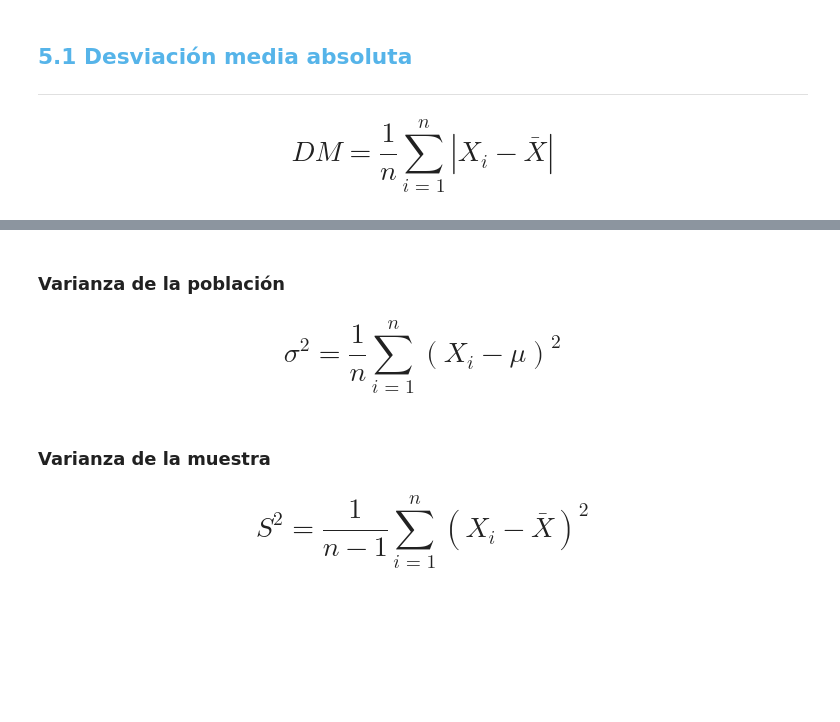
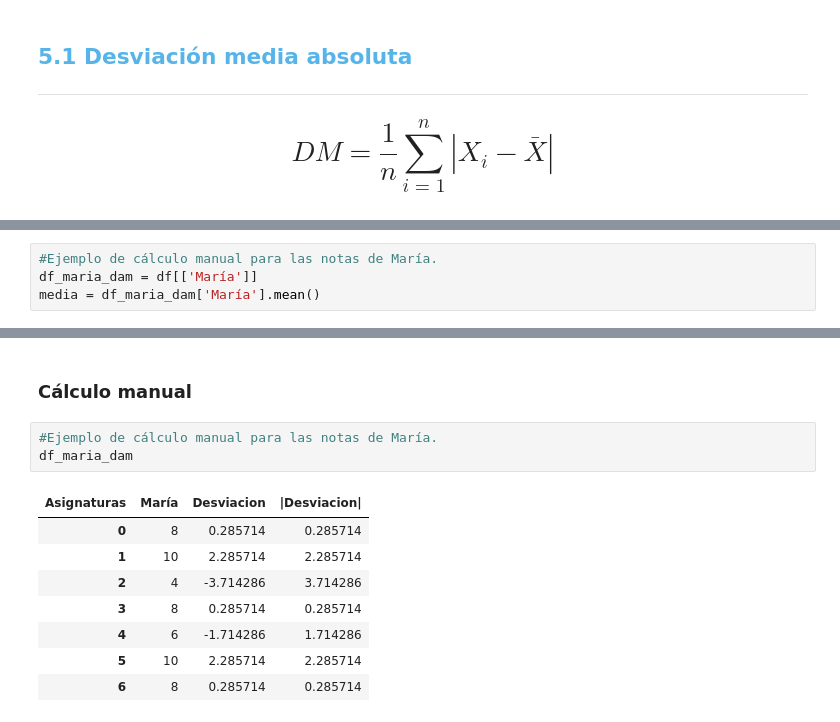
Before and after one commit to JLuceroVasquez/estadistica-con-python-frecuencia-y-medidas, a Jupyter notebook: Curso_de_Estadística_con_Python_1.ipynb, the cells around one changed output, grey strips where cells are left out. Drawn from its saved outputs; the diff is of its cells as text; blank space fills up the shorter version.

```diff
--- a/Curso_de_Estadística_con_Python_1.ipynb
+++ b/Curso_de_Estadística_con_Python_1.ipynb
@@ -1019,0 +1030,4 @@ Aunque las medidas de tendencia central y de localización proporcionan un resum
+# %%
+#Ejemplo de cálculo manual para las notas de María.
+df_maria_dam = df[['María']]
+media = df_maria_dam['María'].mean()
@@ -1024,8 +1081,14 @@ La varianza se construye a partir de las diferencias entre cada observación y l
-# %% [markdown]
-### Varianza de la población
-
-# $$\sigma^2 = \frac 1n\sum_{i=1}^{n}(X_i-\mu)^2$$
-# %% [markdown]
-### Varianza de la muestra
-
-# $$S^2 = \frac 1{n-1}\sum_{i=1}^{n}(X_i-\bar{X})^2$$
+# %% [markdown]
+### Cálculo manual
+# %%
+#Ejemplo de cálculo manual para las notas de María.
+df_maria_dam
+# %% [output]
+| Asignaturas | María | Desviacion | |Desviacion| |
+| 0 | 8 | 0.285714 | 0.285714 |
+| 1 | 10 | 2.285714 | 2.285714 |
+| 2 | 4 | -3.714286 | 3.714286 |
+| 3 | 8 | 0.285714 | 0.285714 |
+| 4 | 6 | -1.714286 | 1.714286 |
+| 5 | 10 | 2.285714 | 2.285714 |
+| 6 | 8 | 0.285714 | 0.285714 |
```
Also changed, not shown: parts of 21 cells of this notebook.
